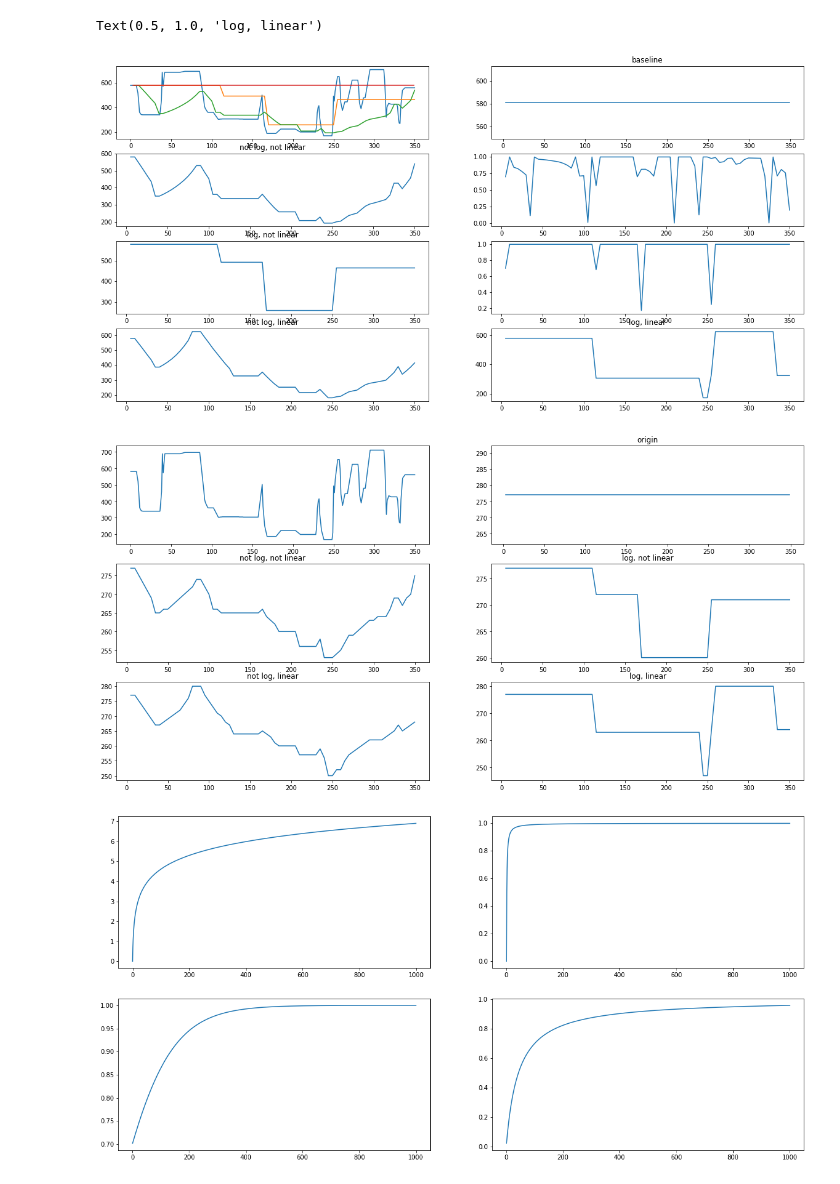
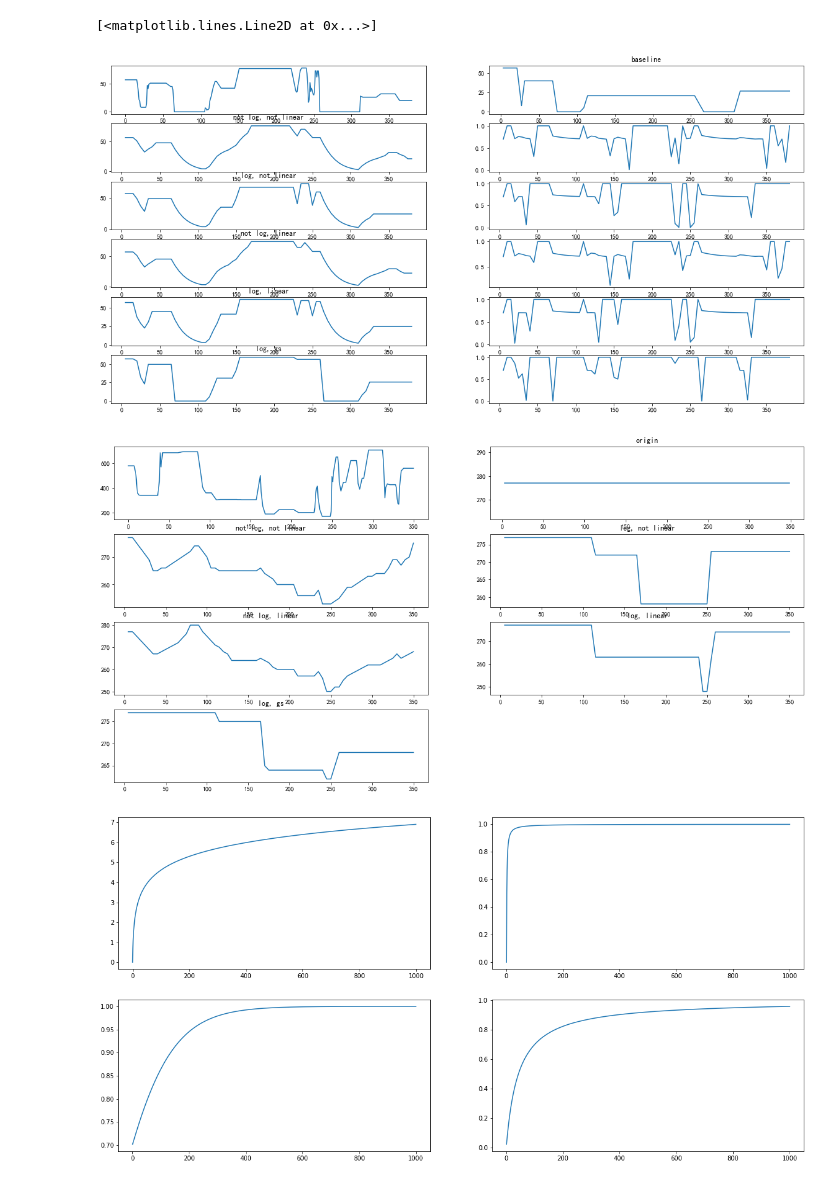
Before and after one commit to Whu-wxy/AmbientLightLab, a Jupyter notebook: contract.ipynb, the cells around one changed output. Saved outputs shown, nothing was run; the diff lists cells and outputs as text; code cells hidden in the pictures.

```diff
--- a/contract.ipynb
+++ b/contract.ipynb
@@ -262,64 +363,72 @@ def stableBySection(curLux, lastStable, need_small):
         else:
             return curLux
 # %%
-s = readFromRecord('room.txt')  # night daywalk daybike room
+s = readFromRecord('night.txt')  # night daywalk daybike room cloudy
 plt.figure(figsize = (20,10))
 
 list_s, res_idx, minmax_list, a_list = Hysteresis_log_interval_changeA(s, f1=0.15, f2=0.25, A1=0, A2=0.7, n=5, bMean=False, blog=False, linear=False)
-list_s2, res_idx2, minmax_list2, a_list2 = Hysteresis_log_interval_changeA(s, f1=0.1, f2=0.25, A1=0, A2=0.7, n=5, bMean=False, blog=True, linear=False)
+list_s2, res_idx2, minmax_list2, a_list2 = Hysteresis_log_interval_changeA(s, f1=0.1, f2=0.2, A1=0, A2=0.7, n=5, bMean=False, blog=True, linear=False)
 stable_list, stable_idx = AIBrightness(s, need_small=True, always_usd_std=False)
 list_s3, res_idx3, minmax_list3, a_list3 = Hysteresis_log_interval_changeA(s, f1=0.15, f2=0.25, A1=0, A2=0.7, n=5, bMean=False, blog=False, linear=True)
-list_s4, res_idx4, minmax_list4, a_list4 = Hysteresis_log_interval_changeA(s, f1=0.1, f2=0.25, A1=0, A2=0.7, n=5, bMean=False, blog=True, linear=True)
-
+list_s4, res_idx4, minmax_list4, a_list4 = Hysteresis_log_interval_changeA(s, f1=0.1, f2=0.2, A1=0, A2=0.7, n=5, bMean=False, blog=True, linear=True)
+list_s5, res_idx5, minmax_list5, a_list5 = Hysteresis_log_interval_changeA_gs(s, f1=0.1, f2=0.25, A1=0, A2=0.7, n=5, bMean=False, blog=True)
 mk = '.'
 mk = None
-col = 4
+col = 6
 row = 2
 
 plt.subplot(col,row,1)
 plt.plot(s)
-plt.plot(res_idx2, list_s2, marker=mk)
-plt.plot(res_idx, list_s, marker=mk)
-plt.plot(np.array(stable_idx), np.array(stable_list), marker=mk)
+# plt.plot(res_idx2, list_s2, marker=mk)
+# plt.plot(res_idx, list_s, marker=mk)
+# plt.plot(np.array(stable_idx), np.array(stable_list), marker=mk)
 
 plt.subplot(col,row,2)
 plt.plot(np.array(stable_idx), np.array(stable_list), marker=mk)
 plt.title('baseline')
 
 # plt.plot(minmax_list[3], minmax_list[1], linestyle="-", marker='.')
 # plt.plot(minmax_list[3], minmax_list[0], linestyle="-.")
 # plt.plot(minmax_list[3], minmax_list[2], linestyle="-.")
 
 plt.subplot(col,row,3)
 plt.plot(res_idx, list_s, marker=mk)
 plt.title('not log, not linear')
-
 plt.subplot(col,row,4)
 plt.plot(res_idx, a_list, marker=mk)
 # print(a_list)
 # print('\n')
 
 plt.subplot(col,row,5)
 plt.plot(res_idx2, list_s2, marker=mk)
 plt.title('log, not linear')
-
 plt.subplot(col,row,6)
 plt.plot(res_idx2, a_list2, marker=mk)
 # print(a_list)
 
 plt.subplot(col,row,7)
 plt.plot(res_idx3, list_s3, marker=mk)
 plt.title('not log, linear')
+plt.subplot(col,row,8)
+plt.plot(res_idx3, a_list3, marker=mk)
 
-plt.subplot(col,row,8)
+plt.subplot(col,row,9)
 plt.plot(res_idx4, list_s4, marker=mk)
 plt.title('log, linear')
+plt.subplot(col,row,10)
+plt.plot(res_idx4, a_list4, marker=mk)
+
+plt.subplot(col,row,11)
+plt.plot(res_idx5, list_s5, marker=mk)
+plt.title('log, gs')
+plt.subplot(col,row,12)
+plt.plot(res_idx5, a_list5, marker=mk)
 # %% [output]
-Text(0.5, 1.0, 'log, linear')
+[<matplotlib.lines.Line2D at 0x...>]
-[figure, old version]
+[figure, new version]
 # %%
 plt.figure(figsize = (20,10))
-col = 3
+col = 4
 row = 2
 mk = '.'
 mk = None
@@ -351,9 +460,14 @@ leval4 = [lux_to_leval(i) for i in list_s4]
 plt.plot(res_idx4, leval4, marker=mk)
 plt.title('log, linear')
 
+plt.subplot(col,row,7)
+leval5 = [lux_to_leval(i) for i in list_s5]
+plt.plot(res_idx5, leval5, marker=mk)
+plt.title('log, gs')
+
 plt.show()
 # %% [output]
-[figure, old version]
+[figure, new version]
 # %%
 plt.figure(figsize = (20,10))
 
```
Also changed, not shown: parts of 6 cells of this notebook, 1 other file.
